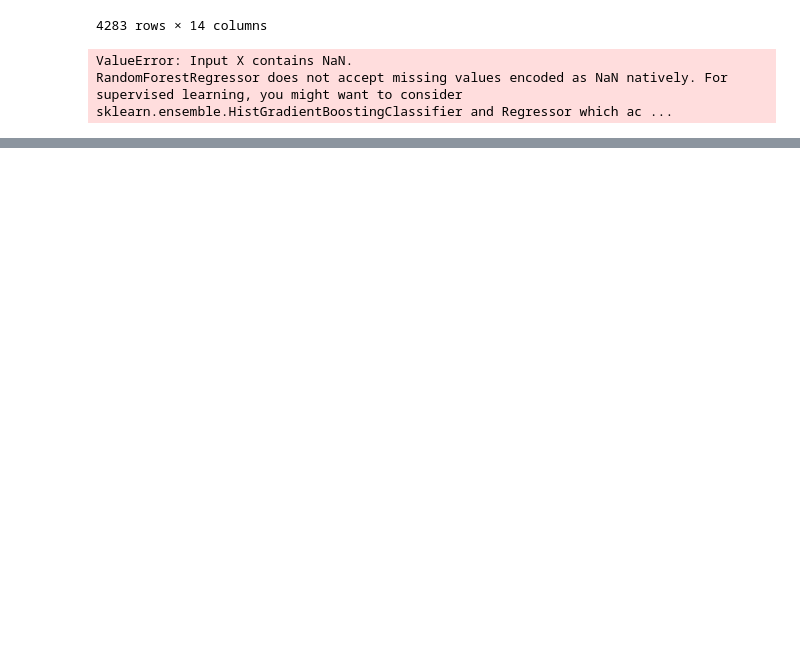
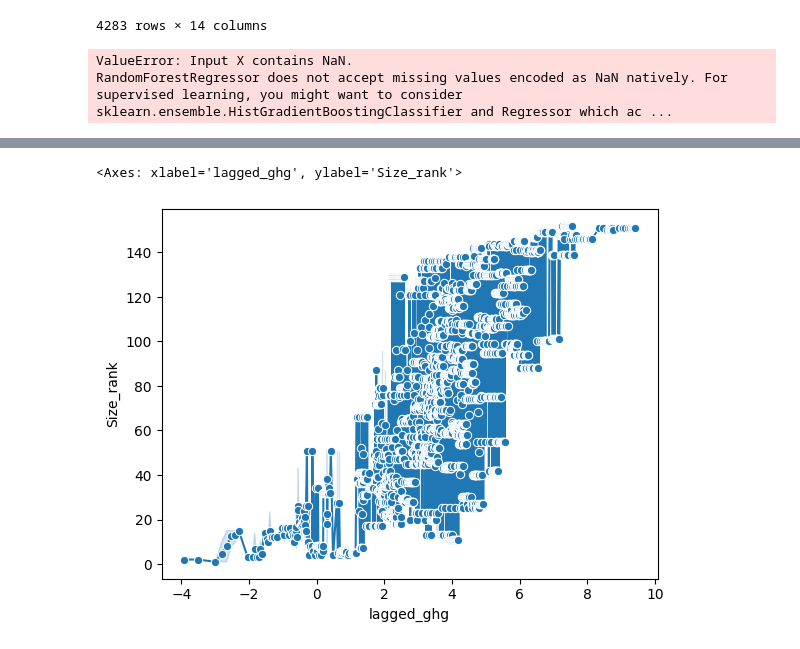
Before and after one commit to marcbarc19/DataScienceExam, a Jupyter notebook: ghg-modelling_martine.ipynb, the cells around one changed output, grey strips where cells are left out. Saved outputs shown, nothing was run; the diff lists cells and outputs as text; code cells hidden in the pictures; blank space fills up the shorter version.

```diff
--- a/ghg-modelling_martine.ipynb
+++ b/ghg-modelling_martine.ipynb
@@ -1202,0 +1467,5 @@ RandomForestRegressor does not accept missing values encoded as NaN natively. Fo
+# %%
+sns.lineplot(x='lagged_ghg', y='Size_rank', data= ghg,marker='o')
+# %% [output]
+<Axes: xlabel='lagged_ghg', ylabel='Size_rank'>
+[figure, added]
```
Also changed, not shown: parts of 19 cells of this notebook.
